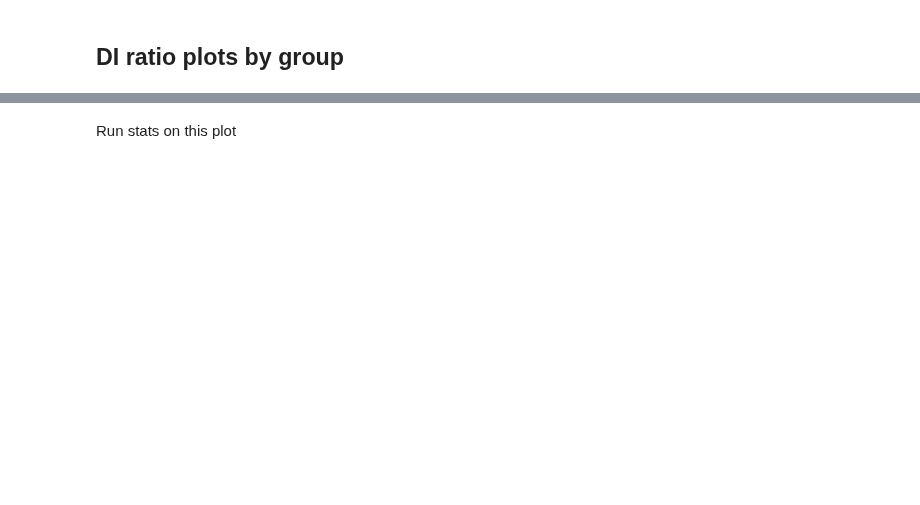
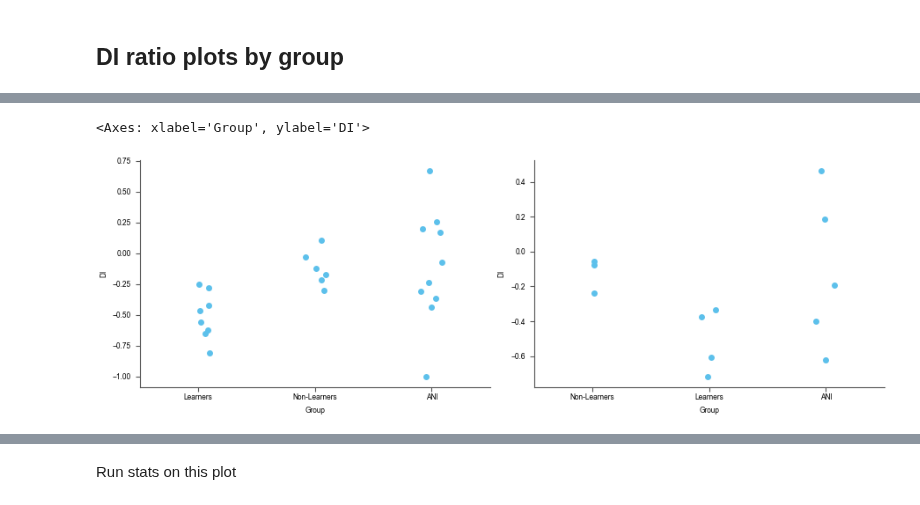
Before and after one commit to nkinsky/Eraser, a Jupyter notebook: Notebooks/Figure1_and_S1.ipynb, the cells around one changed output, grey strips where cells are left out. Cells and saved outputs as stored; diff of their text form; code cells hidden in the pictures; blank space fills up the shorter version.

```diff
--- a/Notebooks/Figure1_and_S1.ipynb
+++ b/Notebooks/Figure1_and_S1.ipynb
@@ -173,11 +289,19 @@ astatslrn.axis('off')
 tstatnl, ptnl = s.ttest_ind((fratio_nl[1, 0:2, :] - fratio_nl[0, 0:2, :]).reshape(-1),
                            (fratio_nl[1, 3:5, :] - fratio_nl[0, 3:5, :]).reshape(-1), nan_policy='omit')
 
-print(ptnl)
-print(tstatnl)
+print(f"Days -2/-1 to 1/2 Non-Learners one-way t-test un-paired: pval={ptnl/2:.3g}, tstat={tstatnl:.3g}")
 
 astatsnl.text(0.1, 0.7, 'Non-Learners')
 astatsnl.text(0.1, 0.6, 'un-paired one-way t-test days -2/-1 to days 1/2', fontdict=None)
 astatsnl.text(0.1, 0.5, f'p={ptnl/2:0.3g}')
 astatsnl.text(0.1, 0.4, f'tstat={tstatnl:0.3g}')
+
+yoff = 0.3
+for id, day in zip([3, 4, 5], [1, 2, 7]):
+    tstatnl, ptnl = s.ttest_ind((fratio_nl[1, 1, :] - fratio_nl[0, 1, :]).reshape(-1),
+                           (fratio_nl[1, id, :] - fratio_nl[0, id, :]).reshape(-1), nan_policy='omit')
+    astatsnl.text(0.1, yoff, f"Day -1 to {day} Non-Learners one-way t-test un-paired: pval={ptnl/2:.3g}, tstat={tstatnl:.3g}")
+    yoff -= 0.1
+    print(f"Day -1 to {day} Non-Learners one-way t-test un-paired: pval={ptnl/2:.3g}, tstat={tstatnl:.3g}")
+
 astatsnl.axis('off')
@@ -319,0 +583,7 @@ DIdf = pd.DataFrame({'DI': DI_all, 'Day': days_all, 'Group': grp_all})
+# %%
+def calc_DI(df_day, neutral_name: str in ["Open", "Neutral"] = "Neutral"):
+    frz_neutral = df_day[df_day["Arena"] == neutral_name]["Frz. Ratio"].values[0]
+    frz_shock = df_day[df_day["Arena"] == "Shock"]["Frz. Ratio"].values[0]
+    DI = (frz_neutral - frz_shock) / (frz_neutral + frz_shock)
+
+    return DI
@@ -319,0 +690,9 @@ DIdf = pd.DataFrame({'DI': DI_all, 'Day': days_all, 'Group': grp_all})
+# %%
+_, ax = plt.subplots(1, 2, figsize=(9, 3))
+sns.stripplot(data=DI_df[(DI_df.Day == 1) | (DI_df.Day == 2)], x="Group", y="DI", ax=ax[0])
+df_aft_mean = DI_df[(DI_df.Day == 1) | (DI_df.Day == 2)].groupby("Mouse").mean(numeric_only=True).reset_index()
+df_aft_mean["Group"] = df_aft_mean.apply(get_group, axis=1)
+sns.stripplot(data=df_aft_mean, x="Group", y="DI", ax=ax[1])
+# %% [output]
+<Axes: xlabel='Group', ylabel='DI'>
+[figure, added]
```
Also changed, not shown: parts of 96 cells of this notebook, 1 other file.
